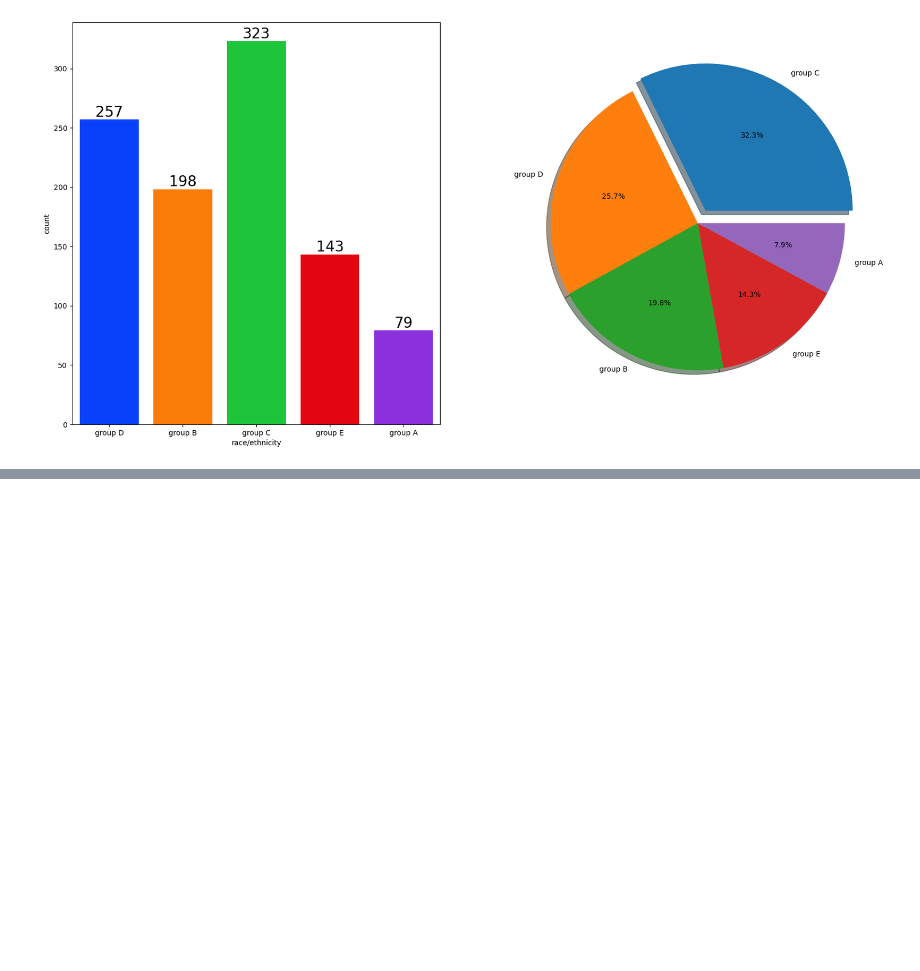
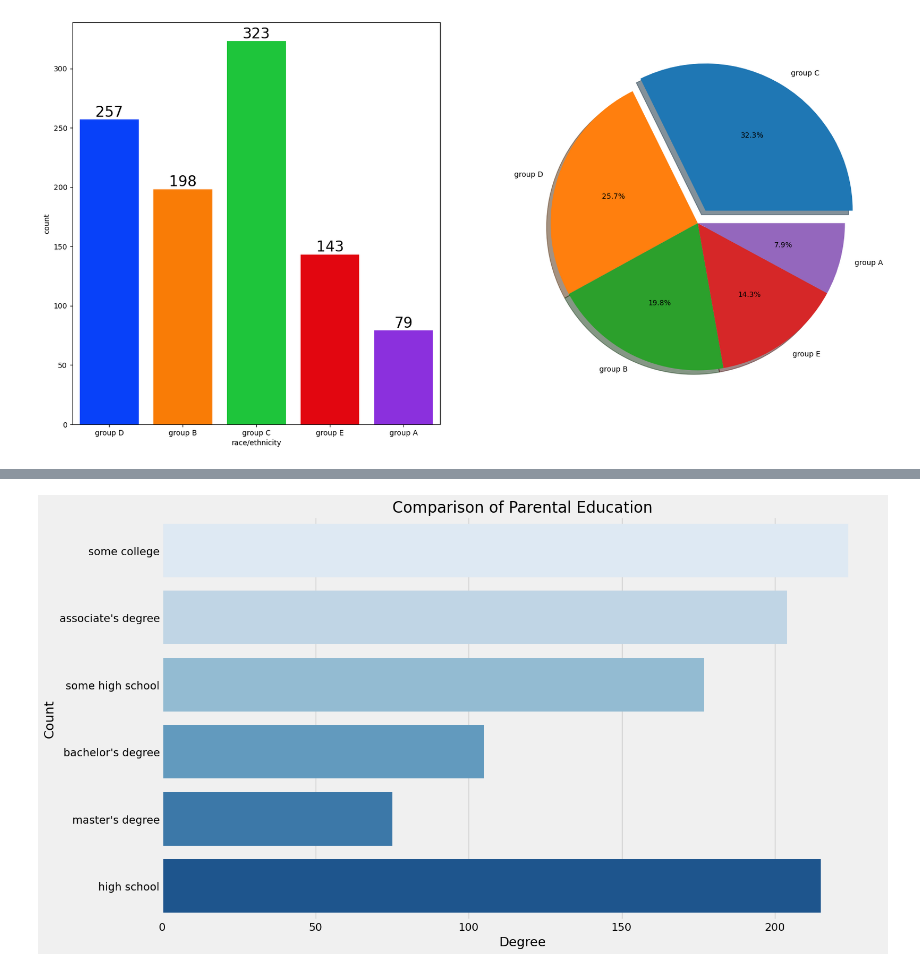
Before and after one commit to Madushani-Weerasekara/EndToEndMLProject, a Jupyter notebook: src/notebook/1. EDA STUDENT PERFORMANCE.ipynb, the cells around one changed output, grey strips where cells are left out. Saved outputs shown, nothing was run; the diff lists cells and outputs as text; code cells hidden in the pictures; blank space fills up the shorter version.

```diff
--- a/src/notebook/1. EDA STUDENT PERFORMANCE.ipynb
+++ b/src/notebook/1. EDA STUDENT PERFORMANCE.ipynb
@@ -504,0 +542,10 @@ BIVARIATE ANALYSIS ( Is Race/Ehnicity has any impact on student's performance ?
+# %%
+plt.rcParams['figure.figsize'] = (15, 9)
+plt.style.use('fivethirtyeight')
+sns.countplot(df['parental level of education'], palette='Blues')
+plt.title("Comparison of Parental Education", fontweight=30, fontsize=20)
+plt.xlabel("Degree")
+plt.ylabel("Count")
+plt.show()
+# %% [output]
+[figure, added]
```
Also changed, not shown: parts of 6 cells of this notebook.
